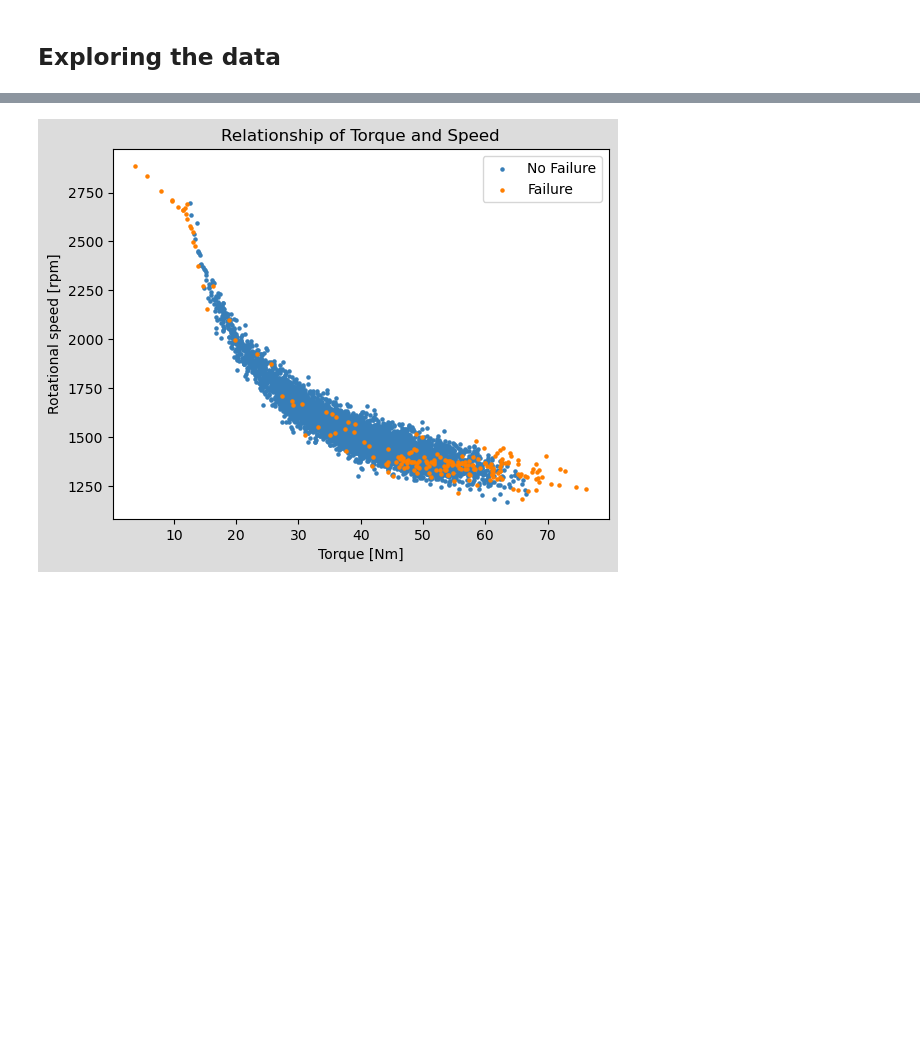
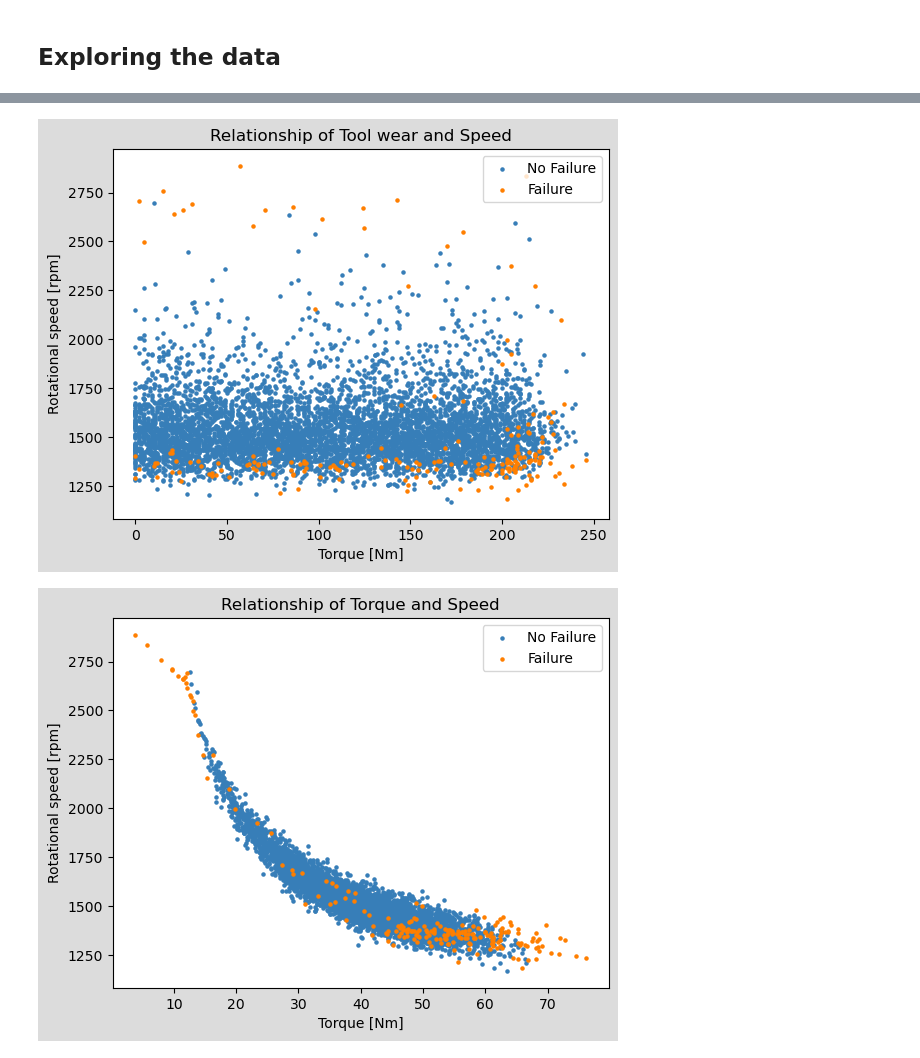
Before and after one commit to JoshuaHolt-Tech/proactive-maintence-project, a Jupyter notebook: final_pred_maint.ipynb, the cells around one changed output, grey strips where cells are left out. Drawn from its saved outputs; the diff is of its cells as text; code cells hidden in the pictures; blank space fills up the shorter version.

```diff
--- a/final_pred_maint.ipynb
+++ b/final_pred_maint.ipynb
@@ -79 +82,6 @@ e.correlation_test(train, target_col)
+# %%
+#Plot
+e.explore_speed(train)
+# %% [output]
+[figure, added]
 # %%
```
Also changed, not shown: parts of 19 cells of this notebook, 5 other files.
